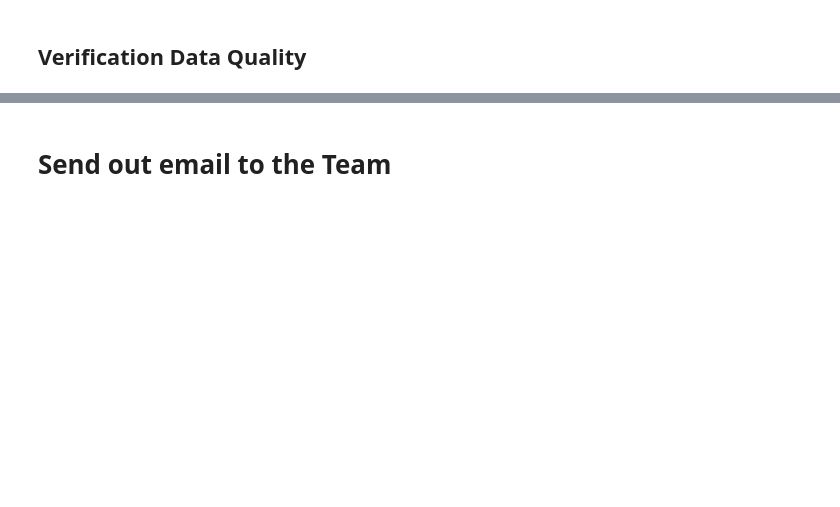
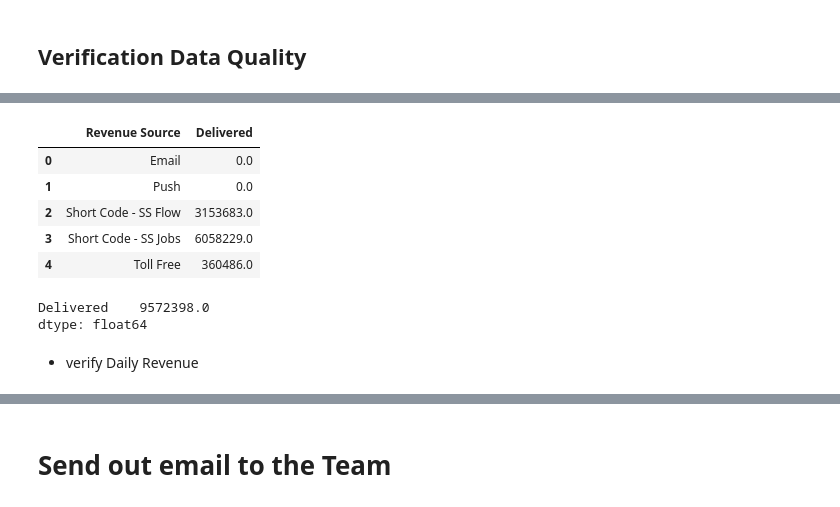
Before and after one commit to RXMG/SMS_Report, a Jupyter notebook: Daily_Reporting/SMS_Daily_Update.ipynb, the cells around one changed output, grey strips where cells are left out. Cells and saved outputs as stored; diff of their text form; code cells hidden in the pictures; blank space fills up the shorter version.

```diff
--- a/Daily_Reporting/SMS_Daily_Update.ipynb
+++ b/Daily_Reporting/SMS_Daily_Update.ipynb
@@ -999,3 +1042,19 @@ for i in toaddr:
+# %%
+merged_data[ merged_data['Month'] == '2023-10'].groupby(['Revenue Source'])[['Delivered']].sum().reset_index()
+# %% [output]
+|  | Revenue Source | Delivered |
+| 0 | Email | 0.0 |
+| 1 | Push | 0.0 |
+| 2 | Short Code - SS Flow | 3153683.0 |
+| 3 | Short Code - SS Jobs | 6058229.0 |
+| 4 | Toll Free | 360486.0 |
+# %%
+merged_data[ merged_data['Month'] == '2023-10'][['Delivered']].sum()
+# %% [output]
+Delivered    9572398.0
+dtype: float64
+# %% [markdown]
++ verify Daily Revenue
 # %%
 # Check & Examination:
 # Revenue files sum up after November
```
Also changed, not shown: parts of 19 cells of this notebook.
